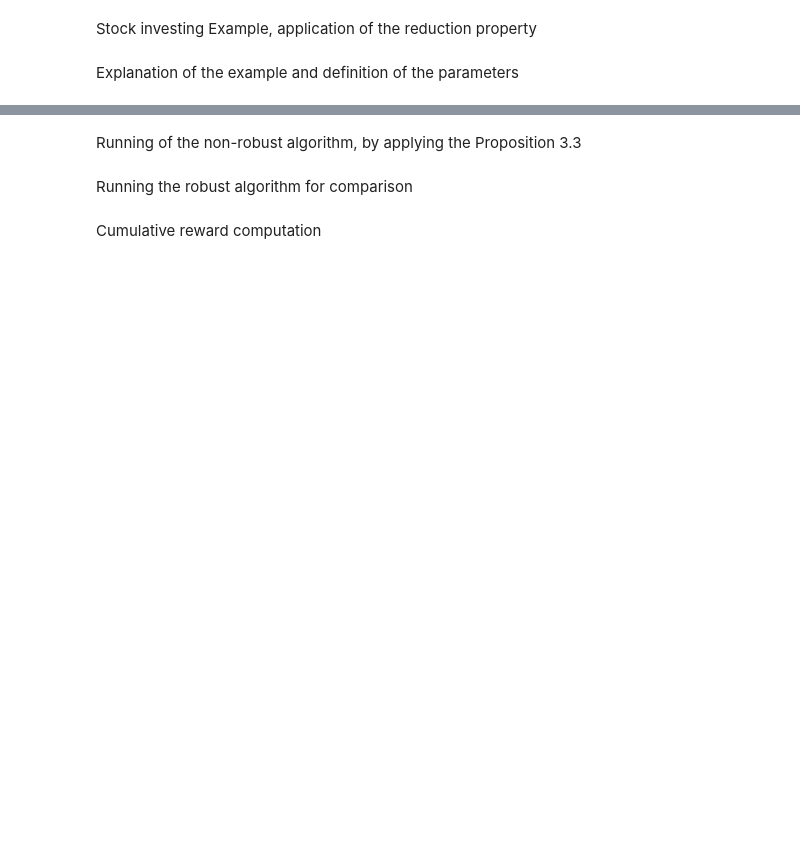
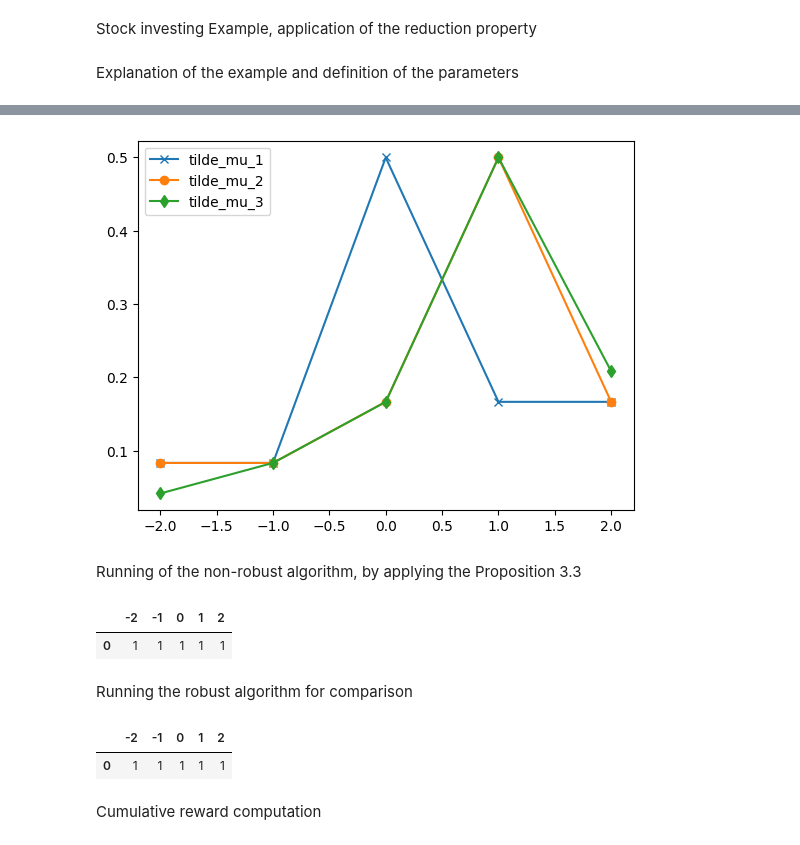
Before and after one commit to CecileDecker/Q_learning, a Jupyter notebook: Pub_New.ipynb, the cells around one changed output, grey strips where cells are left out. Cells and saved outputs as stored; diff of their text form; code cells hidden in the pictures; blank space fills up the shorter version.

```diff
--- a/Pub_New.ipynb
+++ b/Pub_New.ipynb
@@ -25,6 +25,10 @@ mu_1 = [1/12, 1/6, 1/2, 1/6, 1/12]
 mu_2 = [1/8, 1/8, 1/2, 1/8, 1/8]
 mu_3 = [1/12, 1/4, 1/3, 1/4, 1/12]
 mu_4 = [1/6, 1/6, 1/3, 1/6, 1/6]
+# %%
+tilde_mu_1 = [1/12, 1/12, 1/2, 1/6, 1/6]
+tilde_mu_2 = [1/12, 1/12, 1/6, 1/2, 1/6]
+tilde_mu_3 = [1/24, 1/12, 1/6, 1/2, 5/24]
 # %%
 MU = np.array([mu, mu_1, mu_2, mu_3, mu_4]).T
 X  = [-2, -1, 0, 1, 2]
@@ -39,3 +45,14 @@ plt.show()
+# %%
+MU = np.array([tilde_mu_1, tilde_mu_2, tilde_mu_3]).T
+X  = [-2, -1, 0, 1, 2]
+
+plt.plot(X, tilde_mu_1, "-x", label ="tilde_mu_1")
+plt.plot(X, tilde_mu_2, "-o", label="tilde_mu_2")
+plt.plot(X, tilde_mu_3, "-d", label="tilde_mu_3")
+plt.legend(loc="upper left")
+plt.show()
+# %% [output]
+[figure, added]
 # %%
 X = np.array([-2, -1, 0, 1, 2]) # States
 A = np.array([0, 1]) # Actions
@@ -100,4 +134,11 @@ def a_opt(x, Q_opt):
 df = pd.DataFrame(np.array([[a_opt(x, Q_0_) for x in X]]))
 df.columns = ['-2', '-1', '0', '1', '2']
 df
+# %%
+df = pd.DataFrame(np.array([[a_opt(x, Q_0_tilde) for x in X]]))
+df.columns = ['-2', '-1', '0', '1', '2']
+df
+# %% [output]
+|  | -2 | -1 | 0 | 1 | 2 |
+| 0 | 1 | 1 | 1 | 1 | 1 |
 # %%
@@ -109,7 +156,10 @@ from robust_q_learning import *
 # %%
 Nr_iter = 1_000_000
-Q_opt_robust, V = robust_q_learning_v2(X, A, r, np.array([MU_tilde, MU1]), np.array([mu_tilde, mu1]), alpha, x_0, k_0, eps_greedy, Nr_iter, gamma_t_tilde = lambda t: 1/(t+1), Q_0 = np.ones([len(X),len(A)]))#robust_q_learning_v2(X, A, r, np.array([MU_tilde, MU1, MU2, MU3, MU4]), np.array([mu_tilde, mu1, mu2, mu3, mu4]), alpha, x_0, k_0, eps_greedy, Nr_iter, gamma_t_tilde = lambda t: 1/(t+1), Q_0 = np.ones([len(X),len(A)]))
+Q_opt_robust, V = robust_q_learning_v2(X, A, r, np.array([TILDEMU1, TILDEMU2, TILDEMU3]), np.array([tildemu1, tildemu2, tildemu3]), alpha, x_0, k_0, eps_greedy, Nr_iter, gamma_t_tilde = lambda t: 1/(t+1), Q_0 = np.ones([len(X),len(A)]))#robust_q_learning_v2(X, A, r, np.array([MU_tilde, MU1, MU2, MU3, MU4]), np.array([mu_tilde, mu1, mu2, mu3, mu4]), alpha, x_0, k_0, eps_greedy, Nr_iter, gamma_t_tilde = lambda t: 1/(t+1), Q_0 = np.ones([len(X),len(A)]))
 df = pd.DataFrame(np.array([[a_opt(x, Q_opt_robust) for x in X]]))
 df.columns = ['-2', '-1', '0', '1', '2']
 df
+# %% [output]
+|  | -2 | -1 | 0 | 1 | 2 |
+| 0 | 1 | 1 | 1 | 1 | 1 |
 # %%
```
Also changed, not shown: parts of 16 cells of this notebook.
